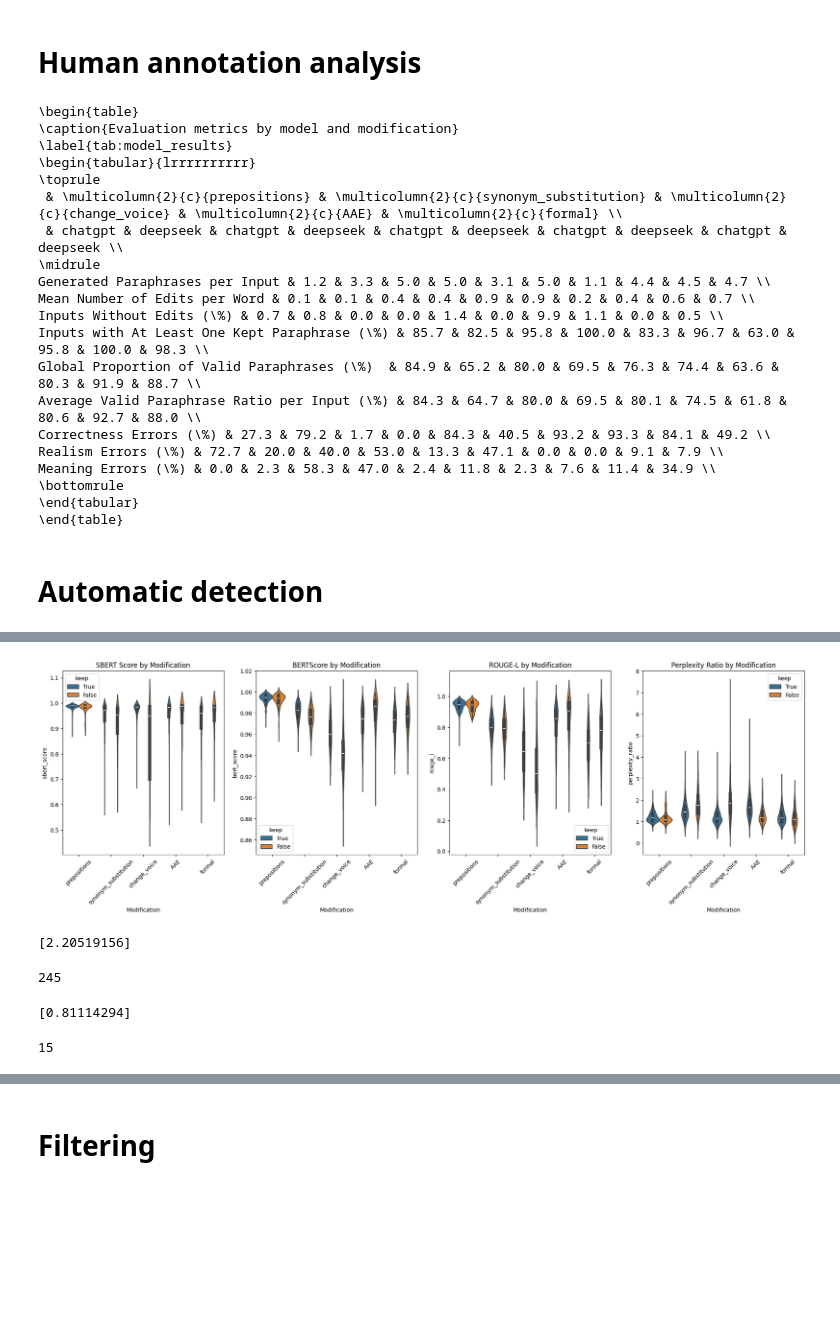
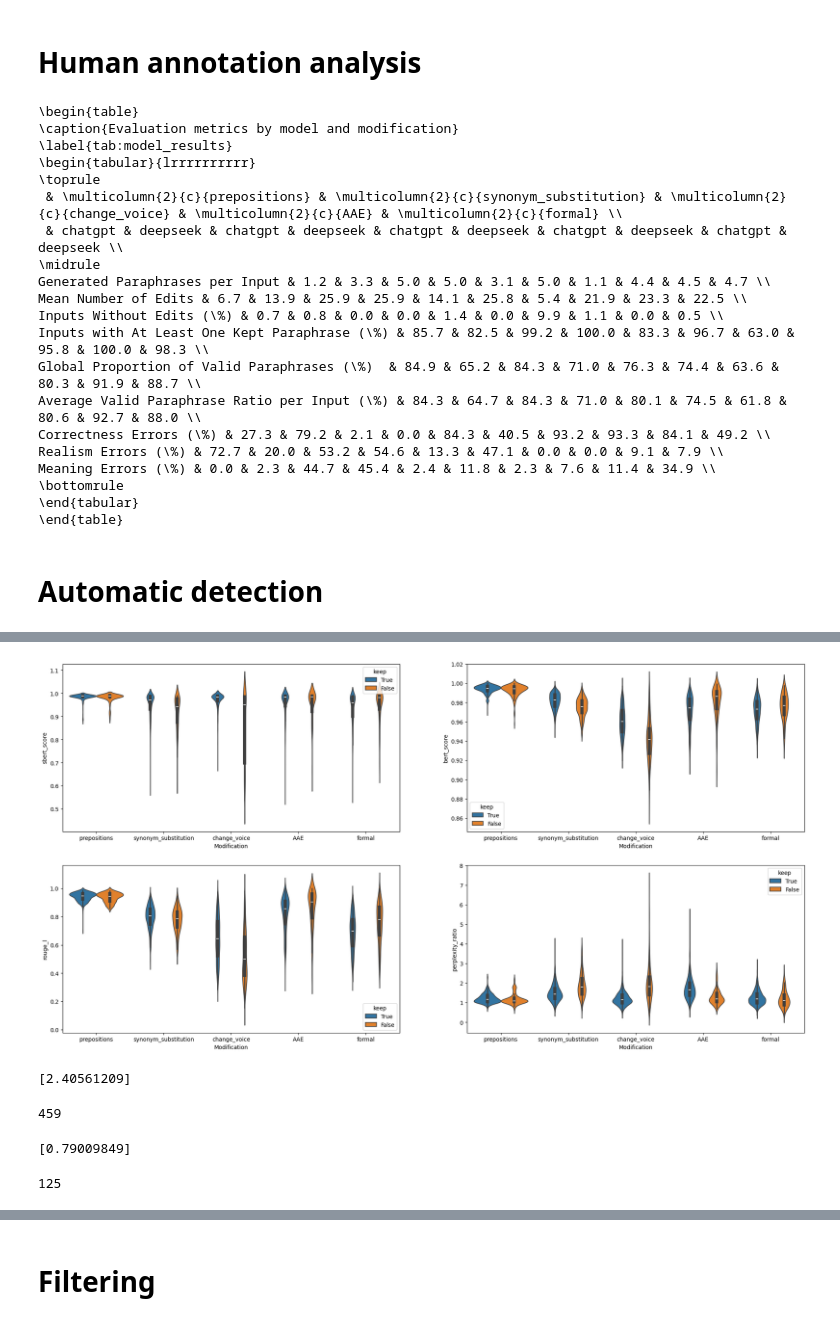
Before and after one commit to bekahma/augment_framework, a Jupyter notebook: notebooks/annotation_analysis.ipynb, the cells around one changed output, grey strips where cells are left out. Drawn from its saved outputs; the diff is of its cells as text; code cells hidden in the pictures; blank space fills up the shorter version.

```diff
--- a/notebooks/annotation_analysis.ipynb
+++ b/notebooks/annotation_analysis.ipynb
@@ -55,6 +57,8 @@ def safe_eval(val):
 #Cleaning
 all_annotated_df["keep"]=all_annotated_df["keep"].map({'y': True, 'n':False, True:True, False:False})
 all_annotated_df["keep"]=all_annotated_df["keep"].astype(bool)
+all_annotated_df["added_words"]=all_annotated_df["added_words"].apply(ast.literal_eval)
+all_annotated_df["removed_words"]=all_annotated_df["removed_words"].apply(ast.literal_eval)
 all_annotated_df["wrong_added"]=all_annotated_df["wrong_added"].apply(safe_eval)
 all_annotated_df["wrong_removed"]=all_annotated_df["wrong_removed"].apply(safe_eval)
 all_annotated_df["proba_par"]=all_annotated_df["proba_par"].apply(lambda x : round(x,2))
@@ -72,7 +76,7 @@ all_annotated_df.head()
 # %% [markdown]
 # Human annotation analysis
 # %%
-#To do the table 2 in the paper
+#To analyze results of human annotation
 model_stats = {} # Dict to collect stats per model
 for modif in modifications:
     model_stats[modif] = {}
@@ -81,7 +85,7 @@ for modif in modifications:
         no_modif_count = (annotated_df.nb_modif == 0).sum()
         annotated_df = annotated_df[(annotated_df.nb_modif != 0) & (annotated_df.keep.notna())]
         annotated_df['input_len'] = annotated_df['original'].str.split().str.len()
-        annotated_df['edits_per_word'] = annotated_df['nb_modif'] / annotated_df['input_len']
+        annotated_df['edits_per_word'] = max(len(annotated_df["added_words"]), len(annotated_df["removed_words"])) / annotated_df['input_len']
 
         df_grouped = annotated_df.groupby('unique_id', as_index=False).agg(
             keep_any=('keep', 'any'),
@@ -92,7 +96,7 @@ for modif in modifications:
         n_errors=len(annotated_df[~annotated_df.keep])
         model_stats[modif][model] = {
             "Generated Paraphrases per Input": round(df_grouped['keep_total'].mean(), 2),
-            "Mean Number of Edits per Word": round(annotated_df['edits_per_word'].mean(), 2),
+            "Mean Number of Edits": round(annotated_df['edits_per_word'].mean(), 2),
             "Inputs Without Edits (\%)": round(no_modif_count/len(annotated_df)*100, 1),
 
             "Inputs with At Least One Kept Paraphrase (\%)": round(df_grouped['keep_any'].sum() / len(df_grouped) *100, 1),
@@ -125,14 +129,14 @@ print(latex_table)
  & chatgpt & deepseek & chatgpt & deepseek & chatgpt & deepseek & chatgpt & deepseek & chatgpt & deepseek \\
 \midrule
 Generated Paraphrases per Input & 1.2 & 3.3 & 5.0 & 5.0 & 3.1 & 5.0 & 1.1 & 4.4 & 4.5 & 4.7 \\
-Mean Number of Edits per Word & 0.1 & 0.1 & 0.4 & 0.4 & 0.9 & 0.9 & 0.2 & 0.4 & 0.6 & 0.7 \\
+Mean Number of Edits & 6.7 & 13.9 & 25.9 & 25.9 & 14.1 & 25.8 & 5.4 & 21.9 & 23.3 & 22.5 \\
 Inputs Without Edits (\%) & 0.7 & 0.8 & 0.0 & 0.0 & 1.4 & 0.0 & 9.9 & 1.1 & 0.0 & 0.5 \\
-Inputs with At Least One Kept Paraphrase (\%) & 85.7 & 82.5 & 95.8 & 100.0 & 83.3 & 96.7 & 63.0 & 95.8 & 100.0 & 98.3 \\
-Global Proportion of Valid Paraphrases (\%)  & 84.9 & 65.2 & 80.0 & 69.5 & 76.3 & 74.4 & 63.6 & 80.3 & 91.9 & 88.7 \\
-Average Valid Paraphrase Ratio per Input (\%) & 84.3 & 64.7 & 80.0 & 69.5 & 80.1 & 74.5 & 61.8 & 80.6 & 92.7 & 88.0 \\
-Correctness Errors (\%) & 27.3 & 79.2 & 1.7 & 0.0 & 84.3 & 40.5 & 93.2 & 93.3 & 84.1 & 49.2 \\
-Realism Errors (\%) & 72.7 & 20.0 & 40.0 & 53.0 & 13.3 & 47.1 & 0.0 & 0.0 & 9.1 & 7.9 \\
-Meaning Errors (\%) & 0.0 & 2.3 & 58.3 & 47.0 & 2.4 & 11.8 & 2.3 & 7.6 & 11.4 & 34.9 \\
+Inputs with At Least One Kept Paraphrase (\%) & 85.7 & 82.5 & 99.2 & 100.0 & 83.3 & 96.7 & 63.0 & 95.8 & 100.0 & 98.3 \\
+Global Proportion of Valid Paraphrases (\%)  & 84.9 & 65.2 & 84.3 & 71.0 & 76.3 & 74.4 & 63.6 & 80.3 & 91.9 & 88.7 \\
+Average Valid Paraphrase Ratio per Input (\%) & 84.3 & 64.7 & 84.3 & 71.0 & 80.1 & 74.5 & 61.8 & 80.6 & 92.7 & 88.0 \\
+Correctness Errors (\%) & 27.3 & 79.2 & 2.1 & 0.0 & 84.3 & 40.5 & 93.2 & 93.3 & 84.1 & 49.2 \\
+Realism Errors (\%) & 72.7 & 20.0 & 53.2 & 54.6 & 13.3 & 47.1 & 0.0 & 0.0 & 9.1 & 7.9 \\
+Meaning Errors (\%) & 0.0 & 2.3 & 44.7 & 45.4 & 2.4 & 11.8 & 2.3 & 7.6 & 11.4 & 34.9 \\
 \bottomrule
 \end{tabular}
 \end{table}
@@ -189,42 +193,44 @@ min         8.270179
 max       283.775757
 Name: perplexity_par, dtype: float64
 # %%
+#Violin plots per metric
 score_columns = ['sbert_score', 'bert_score', 'rouge_l', 'perplexity_ratio']
 titles = ['SBERT Score', 'BERTScore', 'ROUGE-L', "Perplexity Ratio"]
-fig, axes = plt.subplots(1, 4, figsize=(24, 6))
+fig, axes = plt.subplots(2, 2, figsize=(24, 12))
+axes = axes.flatten()
 
 for ax, score_col, title in zip(axes, score_columns, titles):
     sns.violinplot(
             data=all_annotated_df,
             x='modification',
             y=score_col,
             hue='keep',
             dodge=True,
             hue_order=[True, False],
             ax=ax
         )
-    ax.set_title(f'{title} by Modification')
+    #ax.set_title(f'{title} by Modification')
     ax.set_xlabel('Modification')
     ax.set_ylabel(score_col)
-    ax.tick_params(axis='x', rotation=45)
+    ax.tick_params(axis='x')
 # %% [output]
-[figure, old version]
+[figure, new version]
 # %%
 #Checking for thresholds
 q=all_annotated_df[["perplexity_ratio"]].quantile(0.95).values
 print(q)
 len(all_annotated_df[(all_annotated_df["perplexity_ratio"]>1.85)&(all_annotated_df["keep"])])
 # %% [output]
-[2.20519156]
+[2.40561209]
-245
+459
 # %%
 #Checking for thresholds
 q=all_annotated_df[["sbert_score"]].quantile(0.05).values
 print(q)
 len(all_annotated_df[(all_annotated_df["sbert_score"]<0.8)&(~all_annotated_df["keep"])])
 # %% [output]
-[0.81114294]
+[0.79009849]
-15
+125
 # %%
 #Utils functions for automatic check
 def lemmatize_list(words):
```
Also changed, not shown: parts of 7 cells of this notebook, 6 other files.
